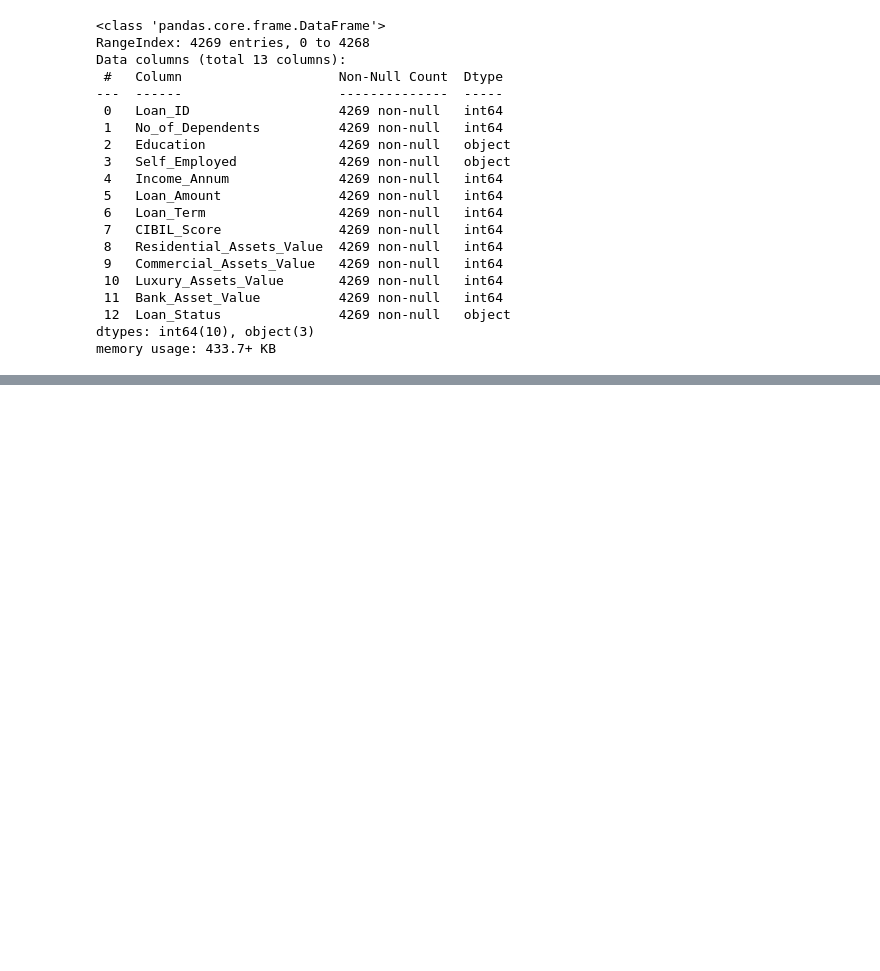
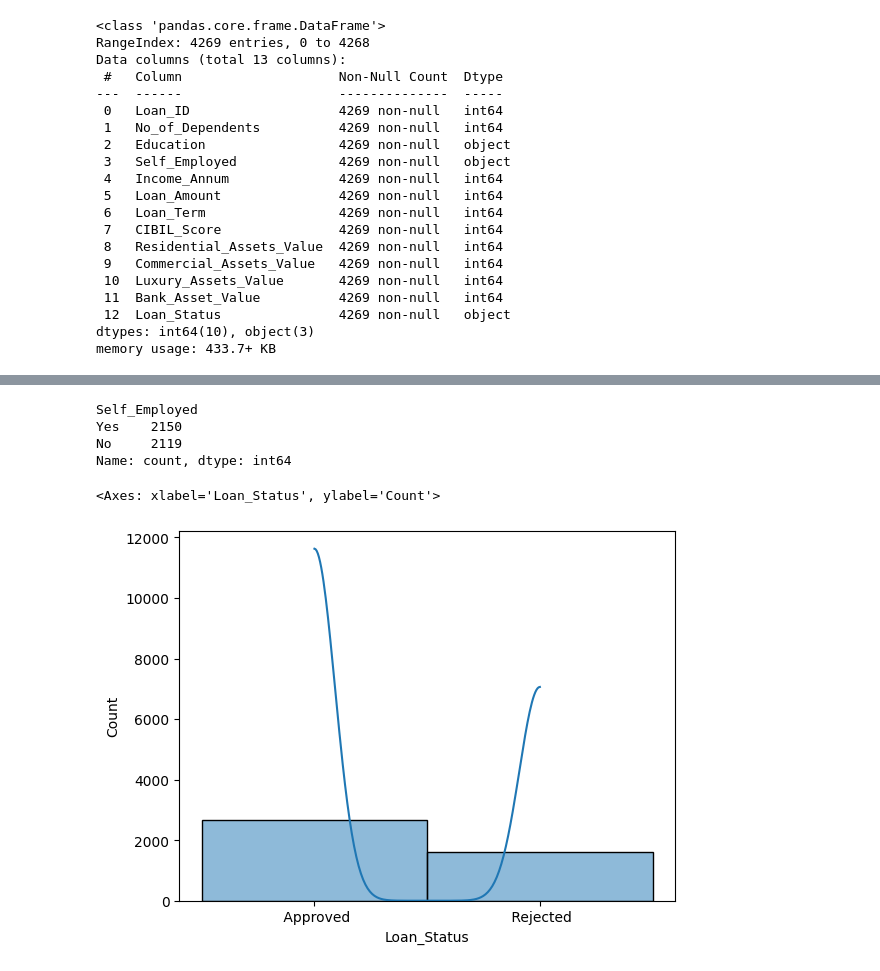
Before and after one commit to MohammadShuaib00/LoanApprovalPrediction, a Jupyter notebook: notebooks/experiment.ipynb, the cells around one changed output, grey strips where cells are left out. Cells and saved outputs as stored; diff of their text form; code cells hidden in the pictures; blank space fills up the shorter version.

```diff
--- a/notebooks/experiment.ipynb
+++ b/notebooks/experiment.ipynb
@@ -28,21 +28,23 @@ df.head()
 df.columns = df.columns.str.strip()
 
 # Rename columns as desired
-df = df.rename(columns={
-    "loan_id": "Loan_ID",
-    "no_of_dependents": "No_of_Dependents",
-    "education": "Education",
-    "self_employed": "Self_Employed",
-    "income_annum": "Income_Annum",
-    "loan_amount": "Loan_Amount",
-    "loan_term": "Loan_Term",
-    "cibil_score": "CIBIL_Score",
-    "residential_assets_value": "Residential_Assets_Value",
-    "commercial_assets_value": "Commercial_Assets_Value",
-    "luxury_assets_value": "Luxury_Assets_Value",
-    "bank_asset_value": "Bank_Asset_Value",
-    "loan_status": "Loan_Status"
-})
+df = df.rename(
+    columns={
+        "loan_id": "Loan_ID",
+        "no_of_dependents": "No_of_Dependents",
+        "education": "Education",
+        "self_employed": "Self_Employed",
+        "income_annum": "Income_Annum",
+        "loan_amount": "Loan_Amount",
+        "loan_term": "Loan_Term",
+        "cibil_score": "CIBIL_Score",
+        "residential_assets_value": "Residential_Assets_Value",
+        "commercial_assets_value": "Commercial_Assets_Value",
+        "luxury_assets_value": "Luxury_Assets_Value",
+        "bank_asset_value": "Bank_Asset_Value",
+        "loan_status": "Loan_Status",
+    }
+)
 # %%
 df.head()
 # %% [output]
@@ -133,0 +131,2 @@ False
+# %%
+df.drop(columns=["Loan_ID"], inplace=True)
@@ -133,0 +210,2 @@ False
+# %%
+df.drop_duplicates(inplace=True)
@@ -133,0 +248,7 @@ False
+# %%
+df["Self_Employed"].value_counts()
+# %% [output]
+Self_Employed
+Yes    2150
+No     2119
+Name: count, dtype: int64
@@ -133,0 +258,5 @@ False
+# %%
+sns.histplot(df["Loan_Status"], bins=30, kde=True)
+# %% [output]
+<Axes: xlabel='Loan_Status', ylabel='Count'>
+[figure, added]
```
Also changed, not shown: parts of 36 cells of this notebook, 8 other files.
